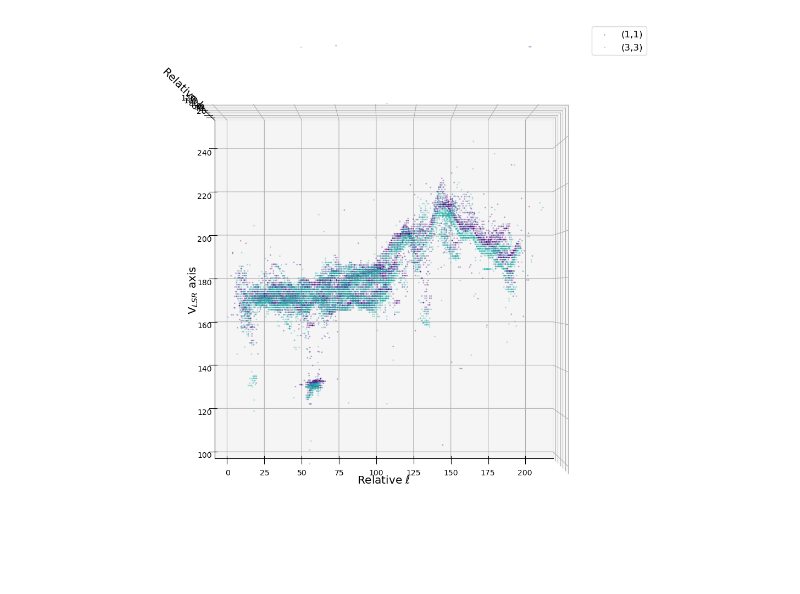
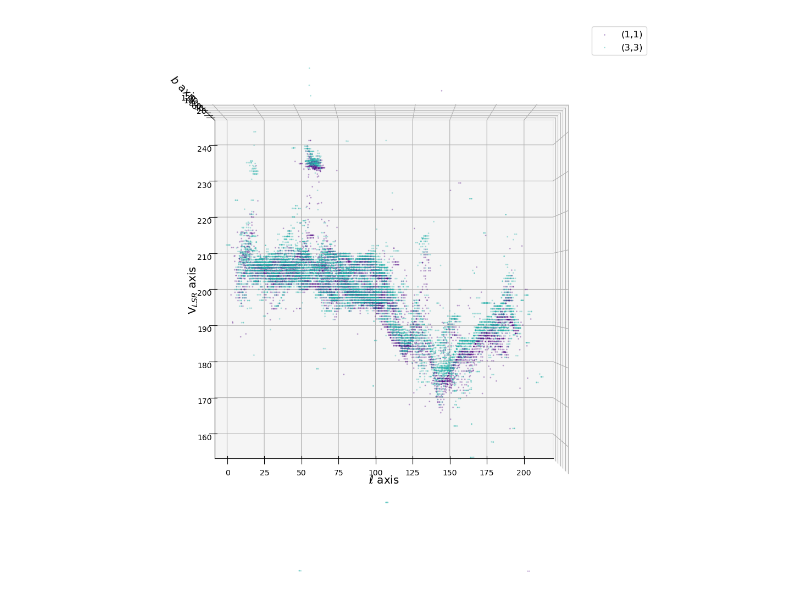
Before and after one commit to harrisonfwest/GBO-REU, a Jupyter notebook: Notebooks/3d-plot.ipynb, the cells around one changed output. Cells and saved outputs as stored; diff of their text form; code cells hidden in the pictures.

```diff
--- a/Notebooks/3d-plot.ipynb
+++ b/Notebooks/3d-plot.ipynb
@@ -25,40 +38,45 @@ ny = gaussian_11.shape[1]
 # %%
+nx = gaussian_11.shape[2]
+ny = gaussian_11.shape[1]
+
 mask_11 = np.full((ny, nx), np.nan)
 mask_33 = np.full((ny, nx), np.nan)
 
 for i in range(ny):
     for j in range(nx):
         if max(gaussian_11[:, i, j]) > 0:
-            mask_11[i, j] = np.argmax(gaussian_11[:, i, j])
+            mask_11[i, j] = (gaussian_11.spectral_axis * u.s / u.km)[np.argmax(gaussian_11[:, i, j])]
         if max(gaussian_33[:, i, j]) > 0:
-            mask_33[i, j] = np.argmax(gaussian_33[:, i, j])
+            # mask_33[i, j] = (gaussian_33.spectral_axis * u.s / u.km)[np.argmax(gaussian_33[:, i, j])]
+            mask_33[i, j] = (gaussian_11.spectral_axis * u.s / u.km)[np.argmax(gaussian_33[:, i, j])]
+
 
 x11, y11 = np.meshgrid(np.arange(mask_11.shape[1]), np.arange(mask_11.shape[0]))
 x33, y33 = np.meshgrid(np.arange(mask_33.shape[1]), np.arange(mask_33.shape[0]))
 # %%
 fig = plt.figure(figsize=(12, 10))
 ax = fig.add_subplot(projection='3d')
 plt.tight_layout(pad = 0)
 
-ax.scatter3D(x11, mask_11, y11, cmap = 'viridis', marker = '.', s = 5, label = '(1,1)', color = 'indigo', alpha = .25)
-ax.scatter3D(x33, mask_33, y33, cmap = 'viridis', marker = '.', s = 5, label = '(3,3)', color = 'lightseagreen', alpha = .25)
+ax.scatter3D(x11, mask_11, y11, marker = '.', s = 5, label = '(1,1)', color = 'indigo', alpha = .25)
+ax.scatter3D(x33, mask_33, y33, marker = '.', s = 5, label = '(3,3)', color = 'lightseagreen', alpha = .25)
 
-ax.set_xlabel('Relative $\ell$', fontsize = 'x-large')
-ax.set_zlabel('Relative b', fontsize = 'x-large')
+ax.set_xlabel('$\ell$ axis', fontsize = 'x-large')
+ax.set_zlabel('$b$ axis', fontsize = 'x-large')
 ax.set_ylabel('V$_{LSR}$ axis', fontsize = 'x-large')
 ax.legend(fontsize = 'large')
 
-ax.set_ylim(100, 250)
+ax.set_ylim(155, 245)
 
-# ax.view_init(elev= 20, azim = -70)
-ax.view_init(elev = 90, azim = -90)
+# ### Actual gif perspective
+# ax.view_init(elev = 90, azim = -90)
+# def rotate(a):
+#     ax.view_init(elev = 17, azim = a)
+# anim = FuncAnimation(fig, rotate, frames = np.arange(-70, 290), interval = 30)
+# anim.save('/home/scratch/hfwest/Pilot/Results/Reprojected_Vel_rotation_11_33.gif')
 
-def rotate(a):
-    ax.view_init(elev = 17, azim = a)
-
-# anim = FuncAnimation(fig, rotate, frames = np.arange(-70, 290), interval = 30)
-# anim.save('/home/scratch/hfwest/Pilot/Results/Updated_Vel_rotation_11_33.gif')
-
+# ### Top down view
+ax.view_init(elev= 90, azim = -90) # Top Down view
 plt.show()
 # %% [output]
-[figure, old version]
+[figure, new version]
```
Also changed, not shown: parts of 3 cells of this notebook.
